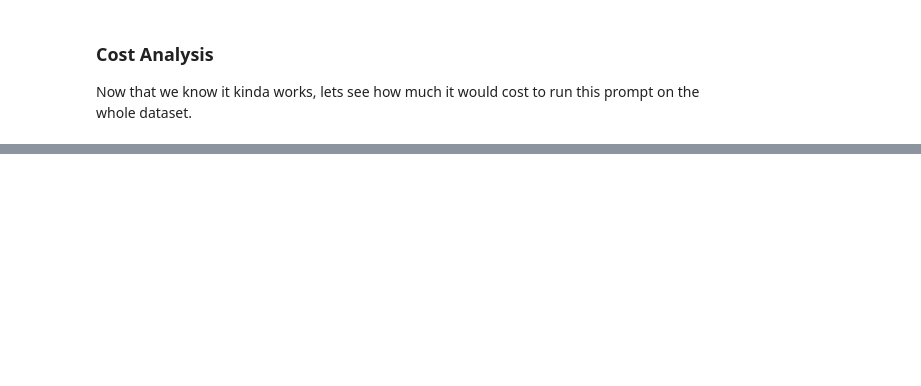
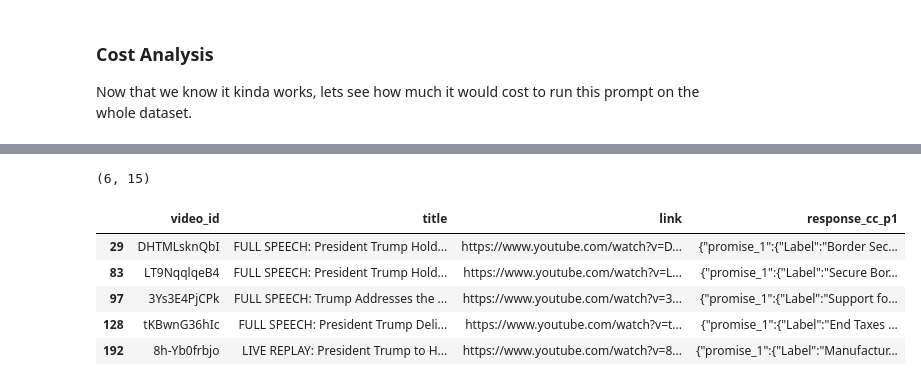
Before and after one commit to TimothyDorr95/TrumpCampaignPromises, a Jupyter notebook: Data_Getter.ipynb, the cells around one changed output, grey strips where cells are left out. Cells and saved outputs as stored; diff of their text form; code cells hidden in the pictures; blank space fills up the shorter version.

```diff
--- a/Data_Getter.ipynb
+++ b/Data_Getter.ipynb
@@ -882,0 +919,29 @@ Now that we know it kinda works, lets see how much it would cost to run this pro
+# %%
+import json
+import ast
+import pandas as pd
+
+# To store failed video_ids
+failed_video_ids = []
+
+def flatten_promises(row):
+    video_id = row['video_id']
+
+    try:
+        data_dict = ast.literal_eval(row['response_cc_p1'])
+    except (ValueError, SyntaxError):
+        print(f"Failed to evaluate response_cc_p1 for video_id: {video_id}")
+        failed_video_ids.append(video_id)
+        return []  # Skip this row
+
+    flattened_rows = []
+    for promise_key, promise_values in data_dict.items():
+        flattened_rows.append({
+            'video_id': video_id,
+            'Label': promise_values['Label'],
+            'Description': promise_values['Description'],
+            'Excerpt': promise_values['Excerpt'],
+            'Issue': promise_values['Issue'],
+            'Importance': promise_values['Importance']
+        })
+    return flattened_rows
@@ -882,0 +989,13 @@ Now that we know it kinda works, lets see how much it would cost to run this pro
+# %%
+df_issues = df[df['video_id'].isin(failed_video_ids)]
+print(df_issues.shape)
+df_issues[['video_id', 'title', 'link', 'response_cc_p1']].to_clipboard()
+df_issues[['video_id', 'title', 'link', 'response_cc_p1']].head()
+# %% [output]
+(6, 15)
+|  | video_id | title | link | response_cc_p1 |
+| 29 | DHTMLsknQbI | FULL SPEECH: President Trump Hold... | https://www.youtube.com/watch?v=D... | {"promise_1":{"Label":"Border Sec... |
+| 83 | LT9NqqlqeB4 | FULL SPEECH: President Trump Hold... | https://www.youtube.com/watch?v=L... | {"promise_1":{"Label":"Secure Bor... |
+| 97 | 3Ys3E4PjCPk | FULL SPEECH: Trump Addresses the ... | https://www.youtube.com/watch?v=3... | {"promise_1":{"Label":"Support fo... |
+| 128 | tKBwnG36hIc | FULL SPEECH: President Trump Deli... | https://www.youtube.com/watch?v=t... | {"promise_1":{"Label":"End Taxes ... |
+| 192 | 8h-Yb0frbjo | LIVE REPLAY: President Trump to H... | https://www.youtube.com/watch?v=8... | {"promise_1":{"Label":"Manufactur... |
```
Also changed, not shown: parts of 58 cells of this notebook, 3 other files.
